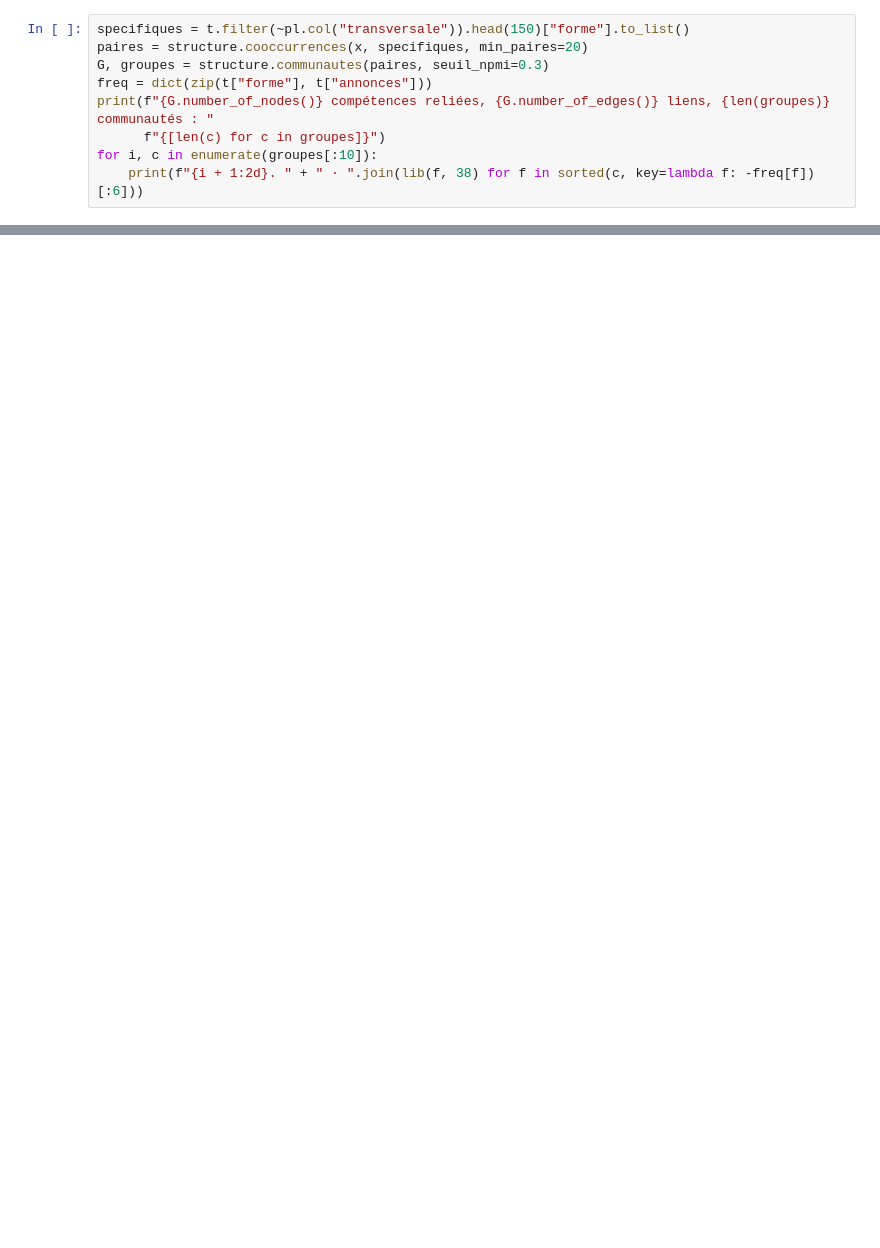
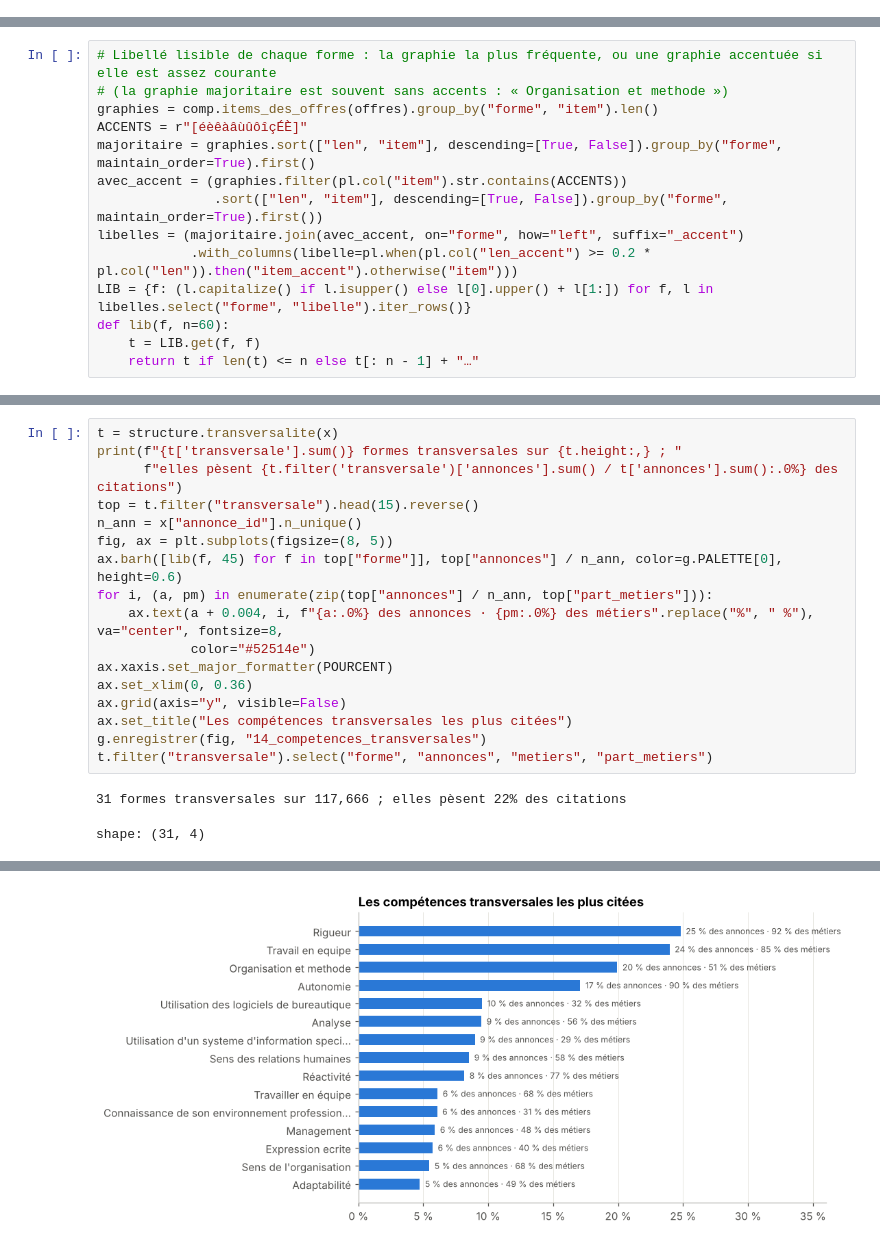
Before and after one commit to nitescuale/offres-emploi-competences, a Jupyter notebook: notebooks/03_structure.ipynb, the cells around one changed output, grey strips where cells are left out. Saved outputs shown, nothing was run; the diff lists cells and outputs as text; blank space fills up the shorter version.

```diff
--- a/notebooks/03_structure.ipynb
+++ b/notebooks/03_structure.ipynb
@@ -96,9 +0,0 @@ liens de NPMI au moins 0,3 vus dans 20 annonces ou plus, puis le graphe est déc
-# %%
-specifiques = t.filter(~pl.col("transversale")).head(150)["forme"].to_list()
-paires = structure.cooccurrences(x, specifiques, min_paires=20)
-G, groupes = structure.communautes(paires, seuil_npmi=0.3)
-freq = dict(zip(t["forme"], t["annonces"]))
-print(f"{G.number_of_nodes()} compétences reliées, {G.number_of_edges()} liens, {len(groupes)} communautés : "
-      f"{[len(c) for c in groupes]}")
-for i, c in enumerate(groupes[:10]):
-    print(f"{i + 1:2d}. " + " · ".join(lib(f, 38) for f in sorted(c, key=lambda f: -freq[f])[:6]))
@@ -397,0 +80,14 @@ artificielle, Python et les SIG (10 à 11 % chacun) ; SQL n'apparaît que dans 4
+# %%
+# Libellé lisible de chaque forme : la graphie la plus fréquente, ou une graphie accentuée si elle est assez courante
+# (la graphie majoritaire est souvent sans accents : « Organisation et methode »)
+graphies = comp.items_des_offres(offres).group_by("forme", "item").len()
+ACCENTS = r"[éèêàâùûôîçÉÈ]"
+majoritaire = graphies.sort(["len", "item"], descending=[True, False]).group_by("forme", maintain_order=True).first()
+avec_accent = (graphies.filter(pl.col("item").str.contains(ACCENTS))
+               .sort(["len", "item"], descending=[True, False]).group_by("forme", maintain_order=True).first())
+libelles = (majoritaire.join(avec_accent, on="forme", how="left", suffix="_accent")
+            .with_columns(libelle=pl.when(pl.col("len_accent") >= 0.2 * pl.col("len")).then("item_accent").otherwise("item")))
+LIB = {f: (l.capitalize() if l.isupper() else l[0].upper() + l[1:]) for f, l in libelles.select("forme", "libelle").iter_rows()}
+def lib(f, n=60):
+    t = LIB.get(f, f)
+    return t if len(t) <= n else t[: n - 1] + "…"
@@ -397,0 +100,20 @@ artificielle, Python et les SIG (10 à 11 % chacun) ; SQL n'apparaît que dans 4
+# %%
+t = structure.transversalite(x)
+print(f"{t['transversale'].sum()} formes transversales sur {t.height:,} ; "
+      f"elles pèsent {t.filter('transversale')['annonces'].sum() / t['annonces'].sum():.0%} des citations")
+top = t.filter("transversale").head(15).reverse()
+n_ann = x["annonce_id"].n_unique()
+fig, ax = plt.subplots(figsize=(8, 5))
+ax.barh([lib(f, 45) for f in top["forme"]], top["annonces"] / n_ann, color=g.PALETTE[0], height=0.6)
+for i, (a, pm) in enumerate(zip(top["annonces"] / n_ann, top["part_metiers"])):
+    ax.text(a + 0.004, i, f"{a:.0%} des annonces · {pm:.0%} des métiers".replace("%", " %"), va="center", fontsize=8,
+            color="#52514e")
+ax.xaxis.set_major_formatter(POURCENT)
+ax.set_xlim(0, 0.36)
+ax.grid(axis="y", visible=False)
+ax.set_title("Les compétences transversales les plus citées")
+g.enregistrer(fig, "14_competences_transversales")
+t.filter("transversale").select("forme", "annonces", "metiers", "part_metiers")
+# %% [output]
+31 formes transversales sur 117,666 ; elles pèsent 22% des citations
+shape: (31, 4)
@@ -397,0 +138 @@ artificielle, Python et les SIG (10 à 11 % chacun) ; SQL n'apparaît que dans 4
+[figure, added]
```
Also changed, not shown: parts of 37 cells of this notebook, 8 other files.
